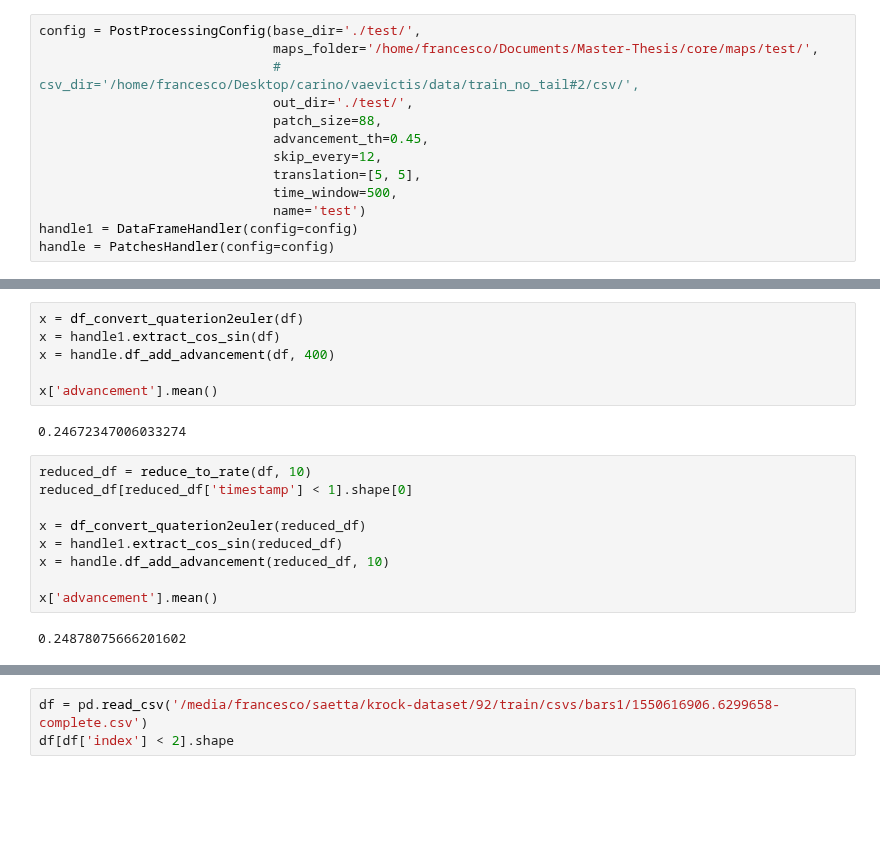
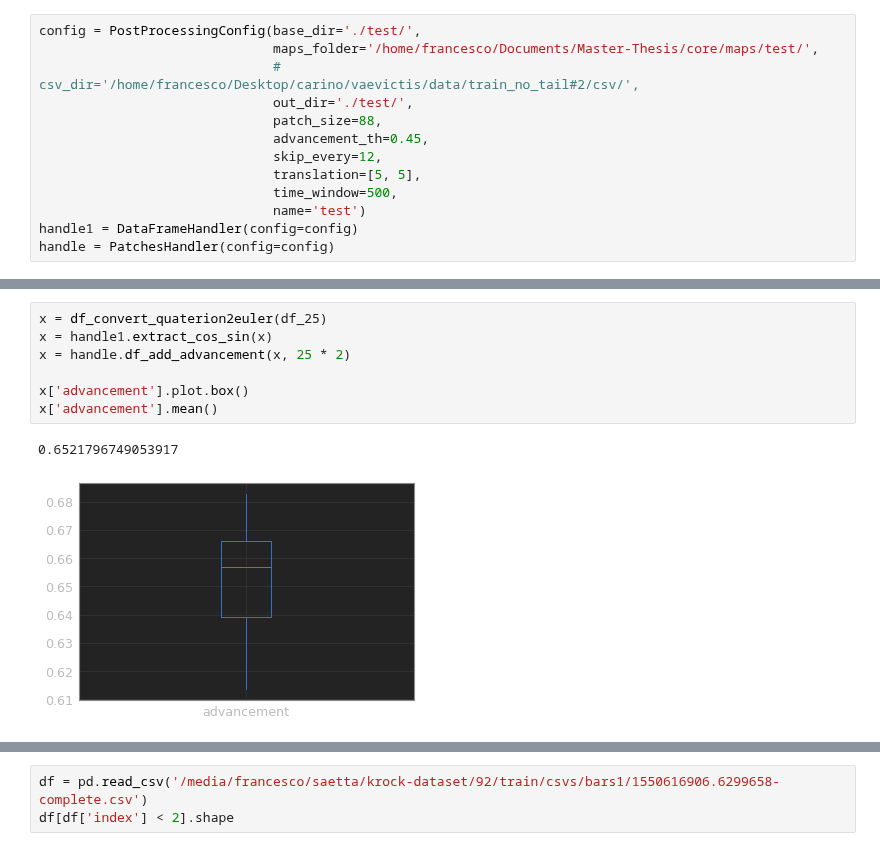
Before and after one commit to FrancescoSaverioZuppichini/Master-Thesis, a Jupyter notebook: core/Untitled.ipynb, the cells around one changed output, grey strips where cells are left out. Cells and saved outputs as stored; diff of their text form; blank space fills up the shorter version.

```diff
--- a/core/Untitled.ipynb
+++ b/core/Untitled.ipynb
@@ -68,19 +101,10 @@ len(df)
 # %%
-x = df_convert_quaterion2euler(df)
-x = handle1.extract_cos_sin(df)
-x = handle.df_add_advancement(df, 400)
+x = df_convert_quaterion2euler(df_25)
+x = handle1.extract_cos_sin(x)
+x = handle.df_add_advancement(x, 25 * 2)
 
+x['advancement'].plot.box()
 x['advancement'].mean()
 # %% [output]
-0.24672347006033274
+0.6521796749053917
+[figure, added]
-# %%
-reduced_df = reduce_to_rate(df, 10)
-reduced_df[reduced_df['timestamp'] < 1].shape[0]
-
-x = df_convert_quaterion2euler(reduced_df)
-x = handle1.extract_cos_sin(reduced_df)
-x = handle.df_add_advancement(reduced_df, 10)
-
-x['advancement'].mean()
-# %% [output]
-0.24878075666201602
```
Also changed, not shown: parts of 18 cells of this notebook, 10 other files.
